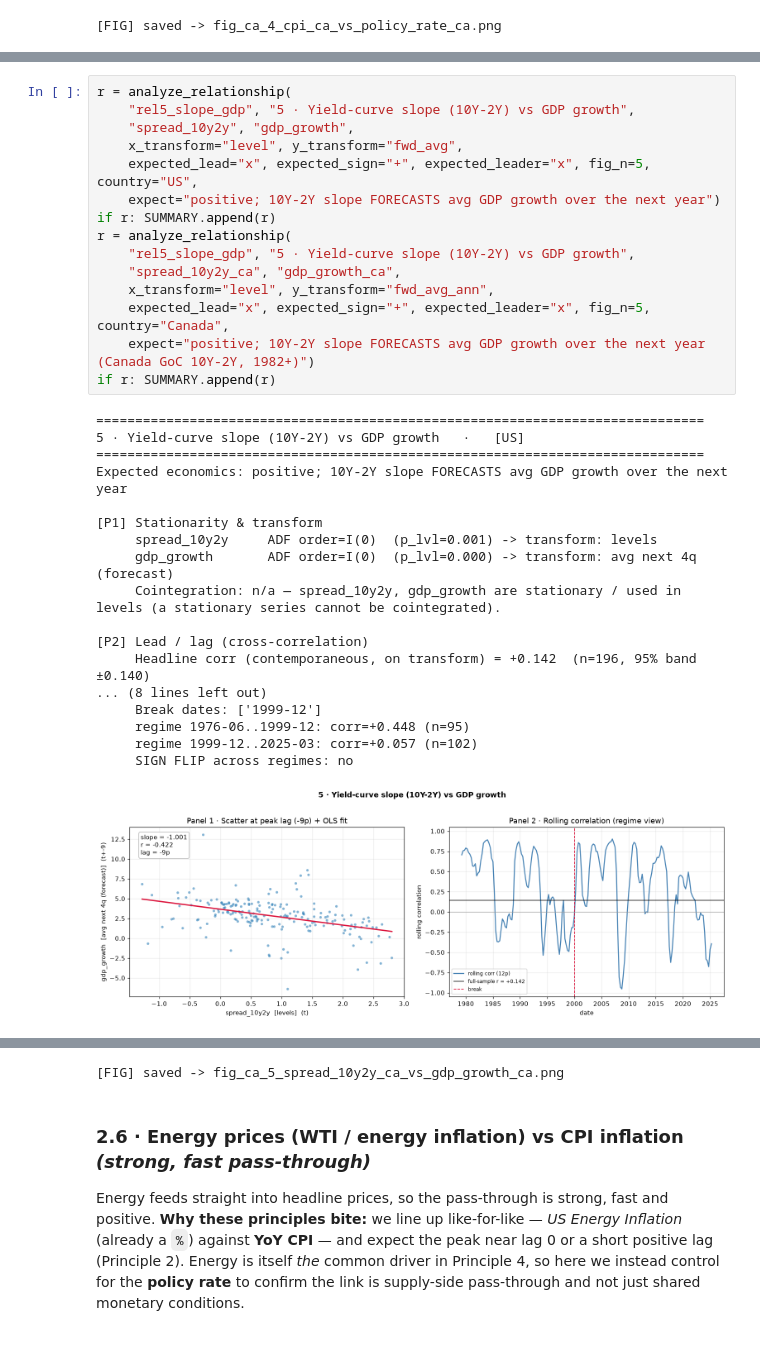
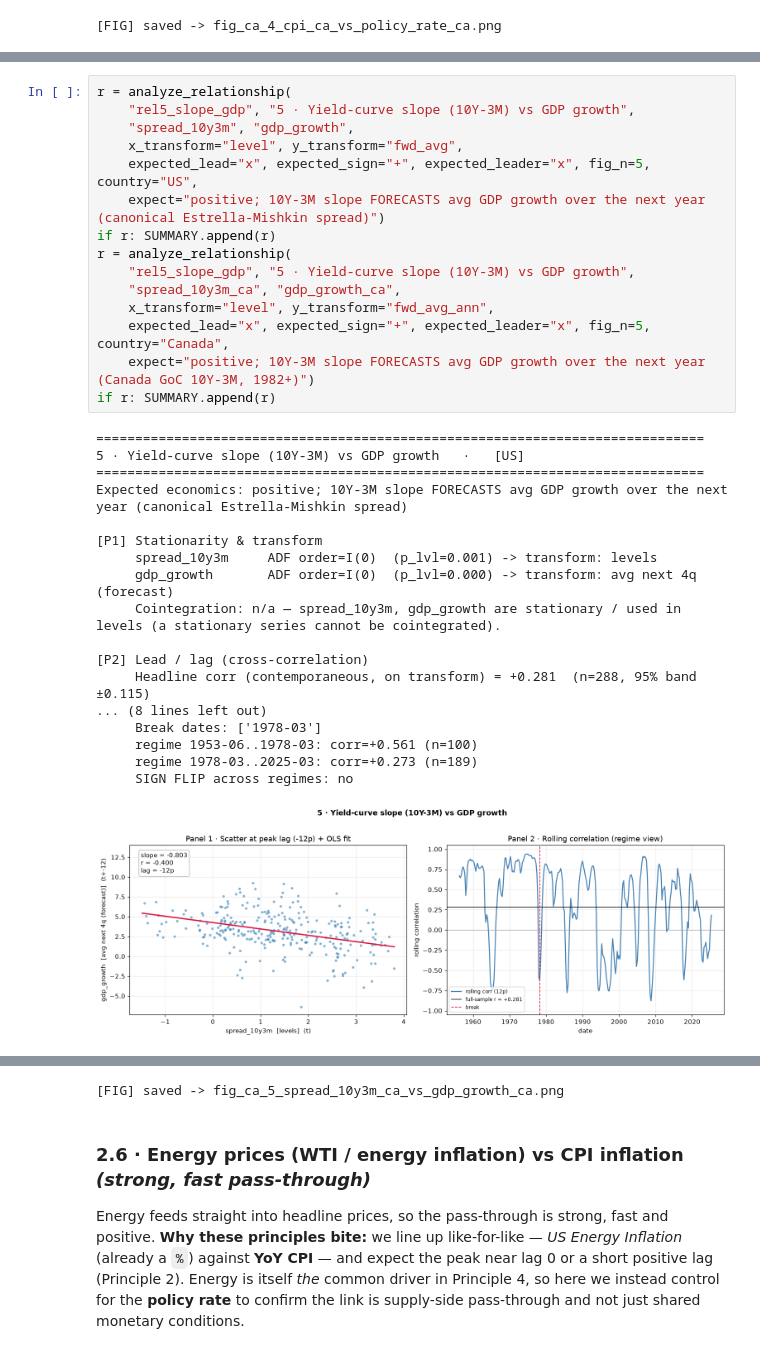
Before and after one commit to will-smith12/macro-relationships-dashboard, a Jupyter notebook: macro_relationships_master.ipynb, the cells around one changed output, grey strips where cells are left out. Cells and saved outputs as stored; diff of their text form.

```diff
--- a/macro_relationships_master.ipynb
+++ b/macro_relationships_master.ipynb
@@ -1935,34 +1995,34 @@ over the 2001+ overlap, with the workbook GoC yields kept as a fallback).
 # %%
 r = analyze_relationship(
-    "rel5_slope_gdp", "5 · Yield-curve slope (10Y-2Y) vs GDP growth",
-    "spread_10y2y", "gdp_growth",
+    "rel5_slope_gdp", "5 · Yield-curve slope (10Y-3M) vs GDP growth",
+    "spread_10y3m", "gdp_growth",
     x_transform="level", y_transform="fwd_avg",
     expected_lead="x", expected_sign="+", expected_leader="x", fig_n=5, country="US",
-    expect="positive; 10Y-2Y slope FORECASTS avg GDP growth over the next year")
+    expect="positive; 10Y-3M slope FORECASTS avg GDP growth over the next year (canonical Estrella-Mishkin spread)")
 if r: SUMMARY.append(r)
 r = analyze_relationship(
-    "rel5_slope_gdp", "5 · Yield-curve slope (10Y-2Y) vs GDP growth",
-    "spread_10y2y_ca", "gdp_growth_ca",
+    "rel5_slope_gdp", "5 · Yield-curve slope (10Y-3M) vs GDP growth",
+    "spread_10y3m_ca", "gdp_growth_ca",
     x_transform="level", y_transform="fwd_avg_ann",
     expected_lead="x", expected_sign="+", expected_leader="x", fig_n=5, country="Canada",
-    expect="positive; 10Y-2Y slope FORECASTS avg GDP growth over the next year (Canada GoC 10Y-2Y, 1982+)")
+    expect="positive; 10Y-3M slope FORECASTS avg GDP growth over the next year (Canada GoC 10Y-3M, 1982+)")
 if r: SUMMARY.append(r)
 # %% [output]
 ==============================================================================
-5 · Yield-curve slope (10Y-2Y) vs GDP growth   ·   [US]
+5 · Yield-curve slope (10Y-3M) vs GDP growth   ·   [US]
 ==============================================================================
-Expected economics: positive; 10Y-2Y slope FORECASTS avg GDP growth over the next year
+Expected economics: positive; 10Y-3M slope FORECASTS avg GDP growth over the next year (canonical Estrella-Mishkin spread)
 
 [P1] Stationarity & transform
-     spread_10y2y     ADF order=I(0)  (p_lvl=0.001) -> transform: levels
+     spread_10y3m     ADF order=I(0)  (p_lvl=0.001) -> transform: levels
      gdp_growth       ADF order=I(0)  (p_lvl=0.000) -> transform: avg next 4q (forecast)
-     Cointegration: n/a — spread_10y2y, gdp_growth are stationary / used in levels (a stationary series cannot be cointegrated).
+     Cointegration: n/a — spread_10y3m, gdp_growth are stationary / used in levels (a stationary series cannot be cointegrated).
 
 [P2] Lead / lag (cross-correlation)
-     Headline corr (contemporaneous, on transform) = +0.142  (n=196, 95% band ±0.140)
+     Headline corr (contemporaneous, on transform) = +0.281  (n=288, 95% band ±0.115)
 ... (8 lines left out)
-     Break dates: ['1999-12']
-     regime 1976-06..1999-12: corr=+0.448 (n=95)
-     regime 1999-12..2025-03: corr=+0.057 (n=102)
+     Break dates: ['1978-03']
+     regime 1953-06..1978-03: corr=+0.561 (n=100)
+     regime 1978-03..2025-03: corr=+0.273 (n=189)
      SIGN FLIP across regimes: no
-[figure, old version]
+[figure, new version]
@@ -1987,4 +2047,4 @@ Expected economics: positive; 10Y-2Y slope FORECASTS avg GDP growth over the nex
-[FIG] saved -> fig_ca_5_spread_10y2y_ca_vs_gdp_growth_ca.png
+[FIG] saved -> fig_ca_5_spread_10y3m_ca_vs_gdp_growth_ca.png
 # %% [markdown]
 ### 2.6 · Energy prices (WTI / energy inflation) vs CPI inflation  *(strong, fast pass-through)*
 
```
Also changed, not shown: parts of 7 cells of this notebook, 14 other files.
